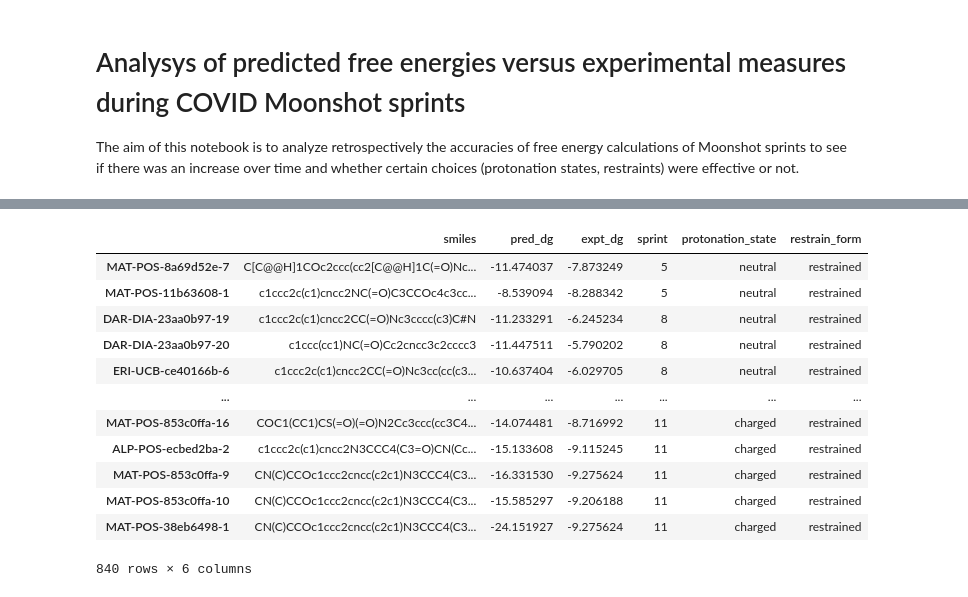
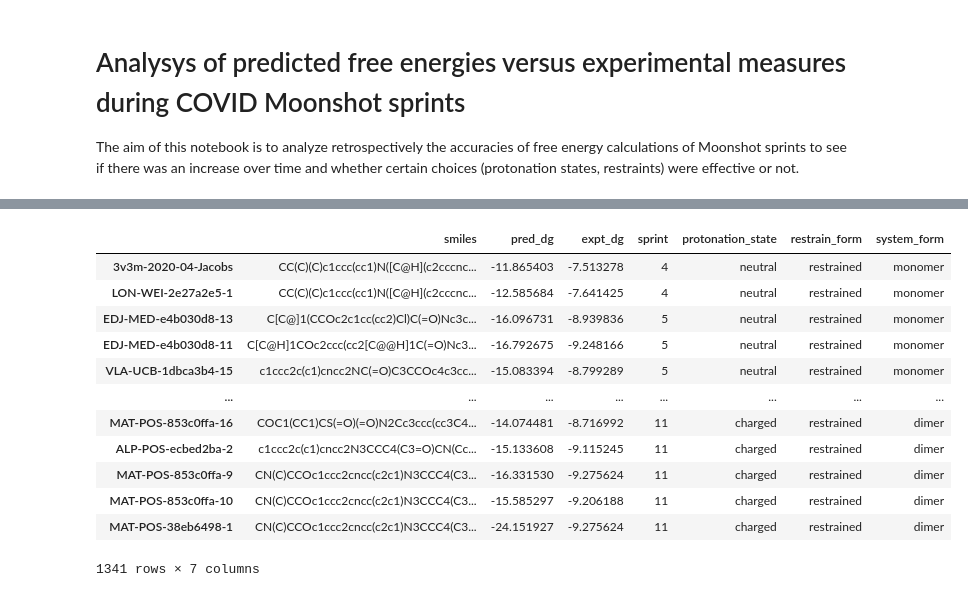
Before and after one commit to asapdiscovery/asapdiscovery, a Jupyter notebook: notebook/moonshot_pred_vs_measured_DG.ipynb, the cells around one changed output, grey strips where cells are left out. Cells and saved outputs as stored; diff of their text form; code cells hidden in the pictures.

```diff
--- a/notebook/moonshot_pred_vs_measured_DG.ipynb
+++ b/notebook/moonshot_pred_vs_measured_DG.ipynb
@@ -76,6 +75,17 @@ def plot_scatter(df, split_on=False):
 # %%
 # get all urls to JSON files.
 json_urls = [
+    "https://fah-public-data-covid19-moonshot-sprints.s3.us-east-2.amazonaws.com/dashboards/sprint-4/2020-09-06-ugi-tBu-x3110-3v3m-2020-04-Jacobs/analysis.json",
+    "https://fah-public-data-covid19-moonshot-sprints.s3.us-east-2.amazonaws.com/dashboards/sprint-5/sprint-5-stereofix-x11498-monomer-neutral/analysis.json",
+    "https://fah-public-data-covid19-moonshot-sprints.s3.us-east-2.amazonaws.com/dashboards/sprint-5/sprint-5-stereofix-x11498-dimer-neutral/analysis.json",
+    "https://fah-public-data-covid19-moonshot-sprints.s3.us-east-2.amazonaws.com/dashboards/sprint-9/sprint-9-2021-06-14-x10959-dimer-neutral-restrained/analysis.json",
+    "https://fah-public-data-covid19-moonshot-sprints.s3.us-east-2.amazonaws.com/dashboards/sprint-9/sprint-9-2021-06-14-x10959-dimer-neutral-unrestrained/analysis.json",
+    "https://fah-public-data-covid19-moonshot-sprints.s3.us-east-2.amazonaws.com/dashboards/sprint-11A/sprint-11A-P1800_0A-dimer-neutral-unrestrained/analysis.json",
+    "https://fah-public-data-covid19-moonshot-sprints.s3.us-east-2.amazonaws.com/dashboards/sprint-11A/sprint-11A-P1800_0A-dimer-neutral-restrained/analysis.json",
+    "https://fah-public-data-covid19-moonshot-sprints.s3.us-east-2.amazonaws.com/dashboards/sprint-11A/sprint-11A-P1800_0A-dimer-charged-unrestrained/analysis.json",
+    "https://fah-public-data-covid19-moonshot-sprints.s3.us-east-2.amazonaws.com/dashboards/sprint-11A/sprint-11A-P1800_0A-dimer-charged-restrained/analysis.json",
+    "https://fah-public-data-covid19-moonshot-sprints.s3.us-east-2.amazonaws.com/dashboards/sprint-12/sprint-12-P2385_0A-dimer-His41pos-Cys145neg-His163neutral/analysis.json",
+    "https://fah-public-data-covid19-moonshot-sprints.s3.us-east-2.amazonaws.com/dashboards/sprint-12/sprint-12-P2385_0A-dimer-His41pos-Cys145neg-His163pos/analysis.json",
     "https://fah-public-data-covid19-moonshot-sprints.s3.us-east-2.amazonaws.com/dashboards/sprint-5/sprint-5-x12073-monomer-neutral/analysis.json",
     "https://fah-public-data-covid19-moonshot-sprints.s3.us-east-2.amazonaws.com/dashboards/sprint-7/sprint-7-2021-05-11-stereofilter-P0033-dimer-neutral-restrained/analysis.json",
     "https://fah-public-data-covid19-moonshot-sprints.s3.us-east-2.amazonaws.com/dashboards/sprint-8/sprint-8-2021-05-30-P0157-dimer-neutral-restrained/analysis.json",
@@ -92,15 +102,27 @@ json_urls = [
 collective = []
 for json_path in json_urls:
     # get sprint info.
-    print(sprint_details)
     sprint_details = json_path.split("/")[5]
     sprint_num = sprint_details.split("-")[1]
     prot_state = sprint_details.split("-")[-2]
     restrain = sprint_details.split("-")[-1]
 
-    if prot_state == "monomer": # sprint 5 has different url formatting.
+    if "dimer" in json_path:
+        system = "dimer"
+    else: # only sprint 4 has no definition of this - assume monomer.
+        system = "monomer"
+
+    # some manual adjustments.
+    if prot_state == "monomer" or prot_state == "dimer": # sprint 5 has different url formatting.
         prot_state = "neutral"
         restrain = "restrained" # assumption.
+    if "Jacobs" in sprint_details:
+        sprint_num, prot_state, restrain = 4, "neutral", "restrained" # assumption.
+    elif prot_state == "Cys145neg":
+        prot_state = "charged"
+        restrain = "restrained" # assumption.
+
+    print(sprint_num, prot_state, restrain, system)
 
 
     # get pred DG and expt DG from the JSON file.
@@ -114,6 +136,7 @@ for json_path in json_urls:
     sprint_df["sprint"] = sprint_num
     sprint_df["protonation_state"] = prot_state
     sprint_df["restrain_form"] = restrain
+    sprint_df["system_form"] = system
 
     # add to bucket.
     collective.append(sprint_df)
@@ -133,13 +167,13 @@ sprint-11-2021-12-26-P1800_0A-dimer-charged-unrestrained
-|  | smiles | pred_dg | expt_dg | sprint | protonation_state | restrain_form |
-| MAT-POS-8a69d52e-7 | C[C@@H]1COc2ccc(cc2[C@@H]1C(=O)Nc... | -11.474037 | -7.873249 | 5 | neutral | restrained |
-| MAT-POS-11b63608-1 | c1ccc2c(c1)cncc2NC(=O)C3CCOc4c3cc... | -8.539094 | -8.288342 | 5 | neutral | restrained |
-| DAR-DIA-23aa0b97-19 | c1ccc2c(c1)cncc2CC(=O)Nc3cccc(c3)C#N | -11.233291 | -6.245234 | 8 | neutral | restrained |
-| DAR-DIA-23aa0b97-20 | c1ccc(cc1)NC(=O)Cc2cncc3c2cccc3 | -11.447511 | -5.790202 | 8 | neutral | restrained |
-| ERI-UCB-ce40166b-6 | c1ccc2c(c1)cncc2CC(=O)Nc3cc(cc(c3... | -10.637404 | -6.029705 | 8 | neutral | restrained |
-| ... | ... | ... | ... | ... | ... | ... |
-| MAT-POS-853c0ffa-16 | COC1(CC1)CS(=O)(=O)N2Cc3ccc(cc3C4... | -14.074481 | -8.716992 | 11 | charged | restrained |
-| ALP-POS-ecbed2ba-2 | c1ccc2c(c1)cncc2N3CCC4(C3=O)CN(Cc... | -15.133608 | -9.115245 | 11 | charged | restrained |
-| MAT-POS-853c0ffa-9 | CN(C)CCOc1ccc2cncc(c2c1)N3CCC4(C3... | -16.331530 | -9.275624 | 11 | charged | restrained |
-| MAT-POS-853c0ffa-10 | CN(C)CCOc1ccc2cncc(c2c1)N3CCC4(C3... | -15.585297 | -9.206188 | 11 | charged | restrained |
-| MAT-POS-38eb6498-1 | CN(C)CCOc1ccc2cncc(c2c1)N3CCC4(C3... | -24.151927 | -9.275624 | 11 | charged | restrained |
+|  | smiles | pred_dg | expt_dg | sprint | protonation_state | restrain_form | system_form |
+| 3v3m-2020-04-Jacobs | CC(C)(C)c1ccc(cc1)N([C@H](c2cccnc... | -11.865403 | -7.513278 | 4 | neutral | restrained | monomer |
+| LON-WEI-2e27a2e5-1 | CC(C)(C)c1ccc(cc1)N([C@H](c2cccnc... | -12.585684 | -7.641425 | 4 | neutral | restrained | monomer |
+| EDJ-MED-e4b030d8-13 | C[C@]1(CCOc2c1cc(cc2)Cl)C(=O)Nc3c... | -16.096731 | -8.939836 | 5 | neutral | restrained | monomer |
+| EDJ-MED-e4b030d8-11 | C[C@H]1COc2ccc(cc2[C@@H]1C(=O)Nc3... | -16.792675 | -9.248166 | 5 | neutral | restrained | monomer |
+| VLA-UCB-1dbca3b4-15 | c1ccc2c(c1)cncc2NC(=O)C3CCOc4c3cc... | -15.083394 | -8.799289 | 5 | neutral | restrained | monomer |
+| ... | ... | ... | ... | ... | ... | ... | ... |
+| MAT-POS-853c0ffa-16 | COC1(CC1)CS(=O)(=O)N2Cc3ccc(cc3C4... | -14.074481 | -8.716992 | 11 | charged | restrained | dimer |
+| ALP-POS-ecbed2ba-2 | c1ccc2c(c1)cncc2N3CCC4(C3=O)CN(Cc... | -15.133608 | -9.115245 | 11 | charged | restrained | dimer |
+| MAT-POS-853c0ffa-9 | CN(C)CCOc1ccc2cncc(c2c1)N3CCC4(C3... | -16.331530 | -9.275624 | 11 | charged | restrained | dimer |
+| MAT-POS-853c0ffa-10 | CN(C)CCOc1ccc2cncc(c2c1)N3CCC4(C3... | -15.585297 | -9.206188 | 11 | charged | restrained | dimer |
+| MAT-POS-38eb6498-1 | CN(C)CCOc1ccc2cncc(c2c1)N3CCC4(C3... | -24.151927 | -9.275624 | 11 | charged | restrained | dimer |
-840 rows × 6 columns
+1341 rows × 7 columns
```
Also changed, not shown: parts of 7 cells of this notebook.
